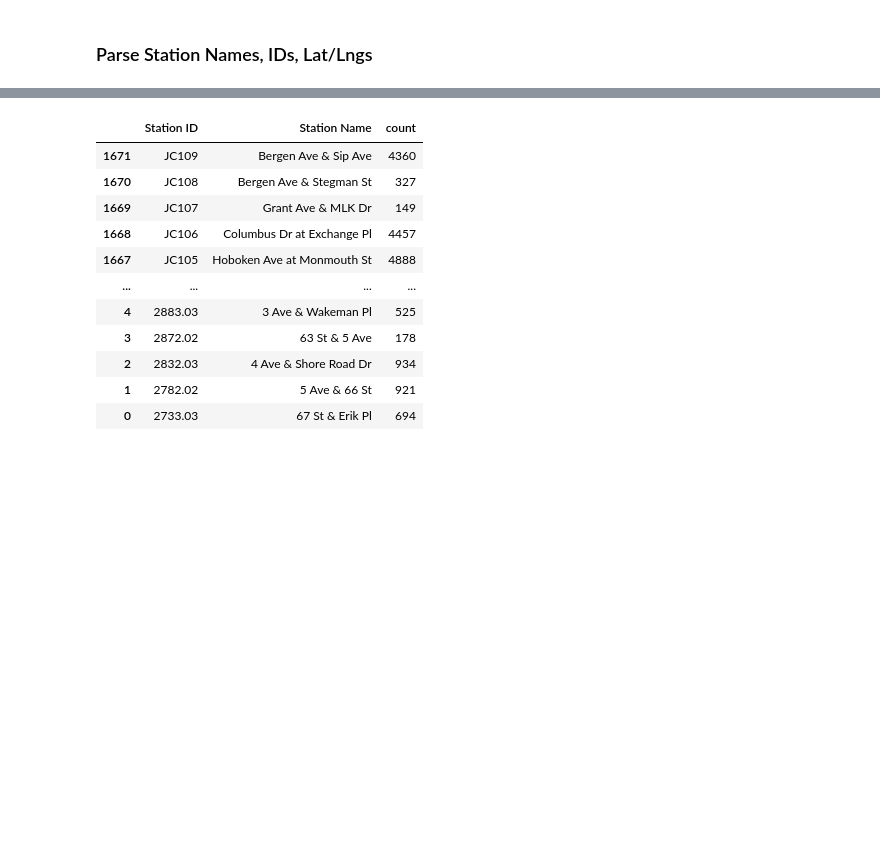
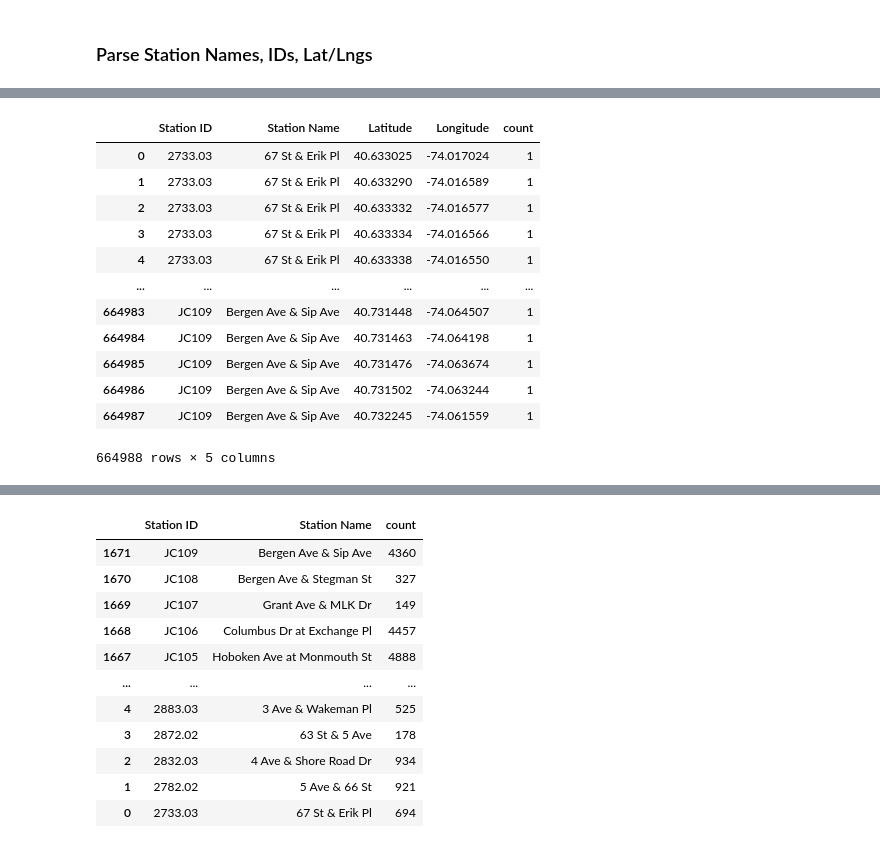
Before and after one commit to neighbor-ryan/ctbk.dev, a Jupyter notebook: station-counts.ipynb, the cells around one changed output, grey strips where cells are left out. Cells and saved outputs as stored; diff of their text form; code cells hidden in the pictures; blank space fills up the shorter version.

```diff
--- a/station-counts.ipynb
+++ b/station-counts.ipynb
@@ -75,0 +140,18 @@ lngs = idxd['Longitude']
+# %%
+stations_hist = station_entries.groupby(['Station ID', 'Station Name', 'Latitude', 'Longitude']).size().rename('count').reset_index()
+stations_hist.to_parquet(f's3/stations/llname/{month}.parquet')
+stations_hist
+# %% [output]
+|  | Station ID | Station Name | Latitude | Longitude | count |
+| 0 | 2733.03 | 67 St & Erik Pl | 40.633025 | -74.017024 | 1 |
+| 1 | 2733.03 | 67 St & Erik Pl | 40.633290 | -74.016589 | 1 |
+| 2 | 2733.03 | 67 St & Erik Pl | 40.633332 | -74.016577 | 1 |
+| 3 | 2733.03 | 67 St & Erik Pl | 40.633334 | -74.016566 | 1 |
+| 4 | 2733.03 | 67 St & Erik Pl | 40.633338 | -74.016550 | 1 |
+| ... | ... | ... | ... | ... | ... |
+| 664983 | JC109 | Bergen Ave & Sip Ave | 40.731448 | -74.064507 | 1 |
+| 664984 | JC109 | Bergen Ave & Sip Ave | 40.731463 | -74.064198 | 1 |
+| 664985 | JC109 | Bergen Ave & Sip Ave | 40.731476 | -74.063674 | 1 |
+| 664986 | JC109 | Bergen Ave & Sip Ave | 40.731502 | -74.063244 | 1 |
+| 664987 | JC109 | Bergen Ave & Sip Ave | 40.732245 | -74.061559 | 1 |
+664988 rows × 5 columns
```
Also changed, not shown: parts of 12 cells of this notebook, 5 other files.
